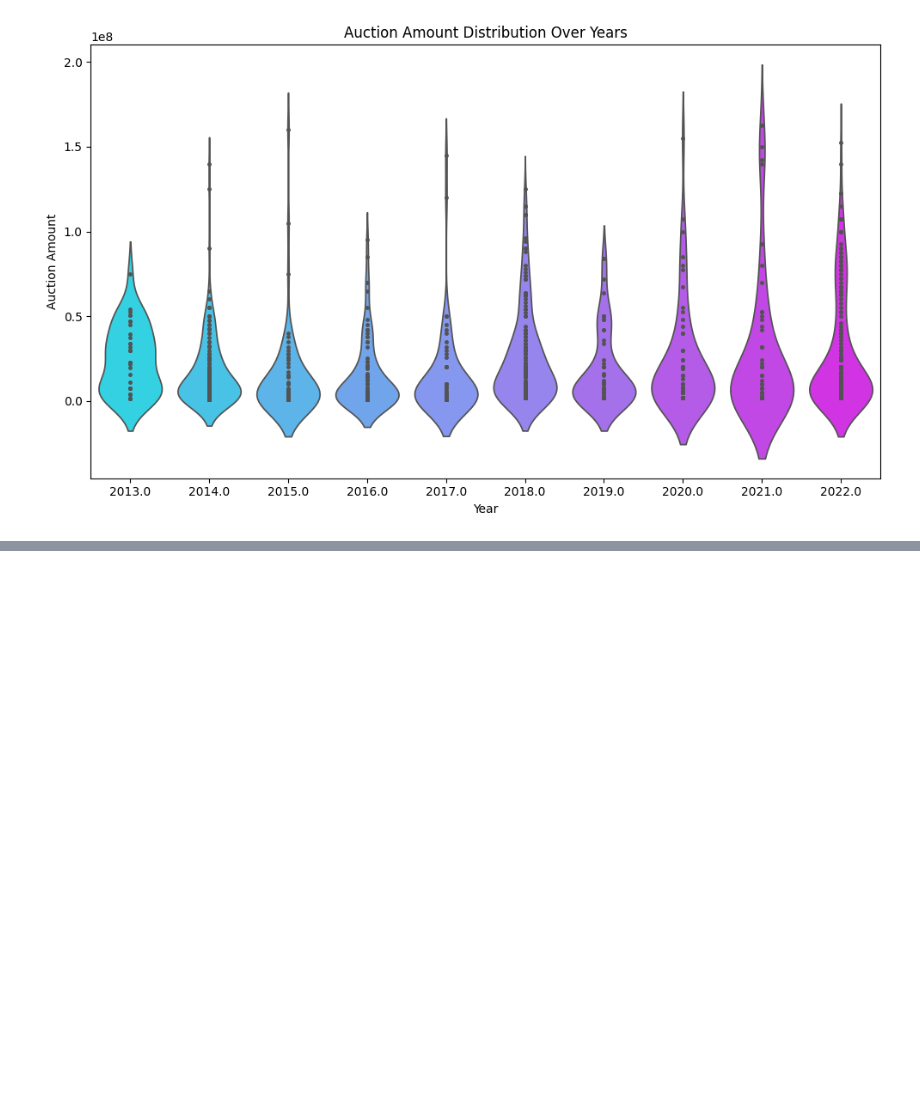
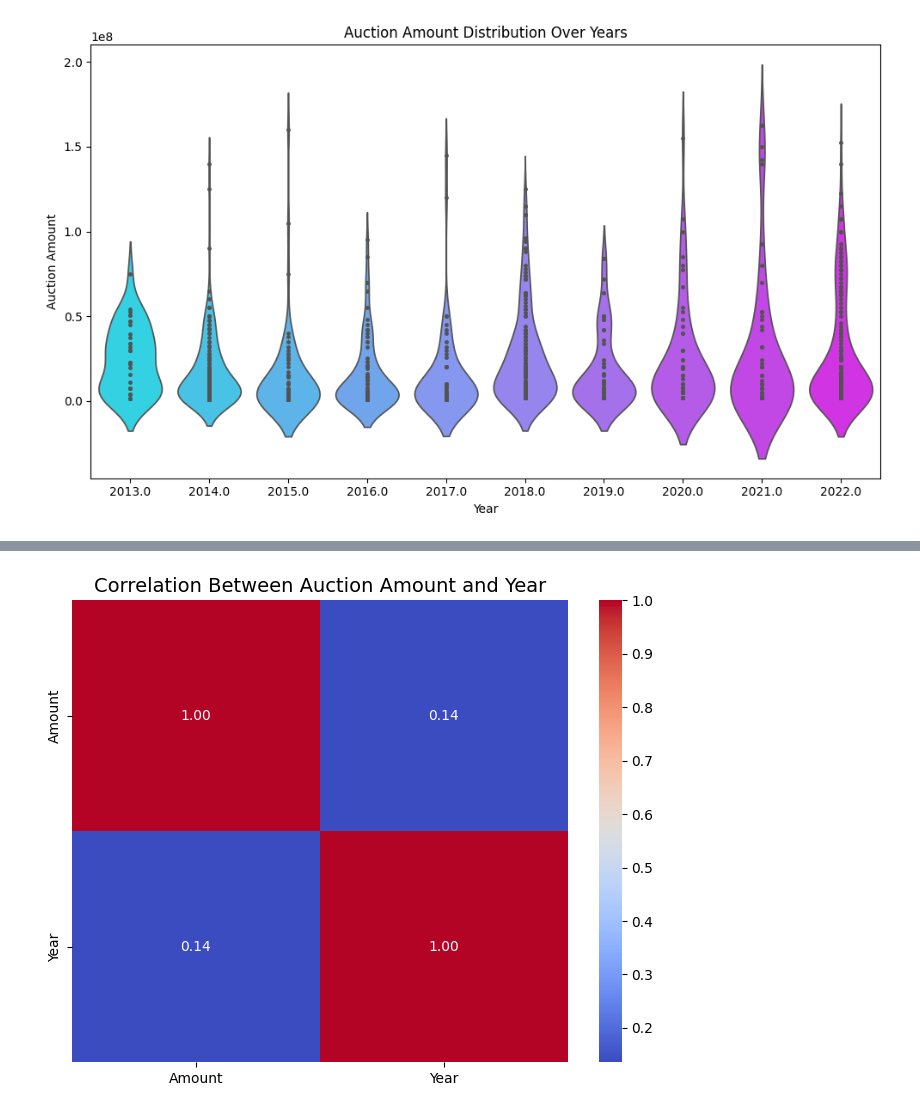
Before and after one commit to Murali23130/DAV_Project_130, a Jupyter notebook: DavAssignment.ipynb, the cells around one changed output, grey strips where cells are left out. Cells and saved outputs as stored; diff of their text form; code cells hidden in the pictures; blank space fills up the shorter version.

```diff
--- a/DavAssignment.ipynb
+++ b/DavAssignment.ipynb
@@ -419,0 +440,36 @@ Passing `palette` without assigning `hue` is deprecated and will be removed in v
+# %%
+# Import libraries
+import pandas as pd
+import seaborn as sns
+import matplotlib.pyplot as plt
+
+# Load dataset
+data = pd.read_csv('IPLPlayerAuctionData.csv')
+
+# Convert 'Amount' to INR Crores
+data['Amount'] = data['Amount'] / 10**7
+
+# Use only available numerical features (e.g., Year)
+numerical_features = [
+    'Amount',
+    'Year'
+]
+
+# Subset data
+correlation_data = data[numerical_features]
+
+# Compute correlations
+corr_matrix = correlation_data.corr()
+
+# Plot heatmap
+plt.figure(figsize=(8, 6))
+sns.heatmap(
+    corr_matrix,
+    annot=True,
+    fmt=".2f",
+    cmap='coolwarm'
+)
+plt.title('Correlation Between Auction Amount and Year', fontsize=14)
+plt.show()
+# %% [output]
+[figure, added]
```
Also changed, not shown: parts of 2 cells of this notebook.
